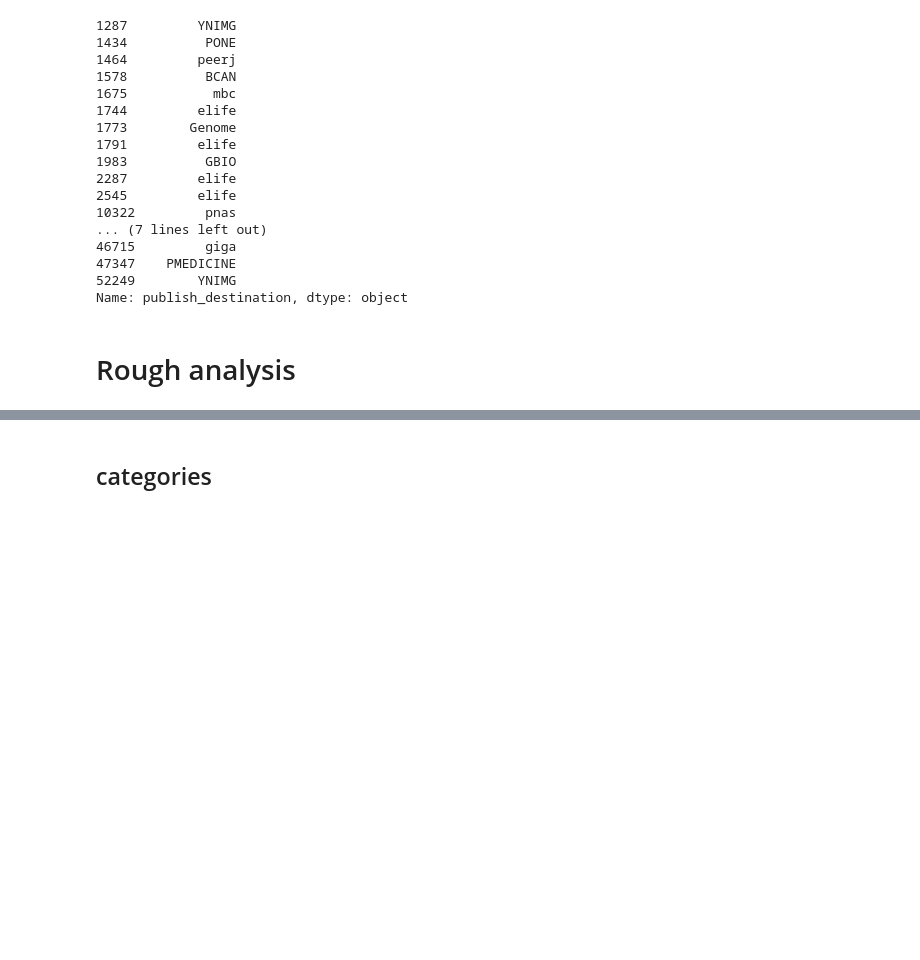
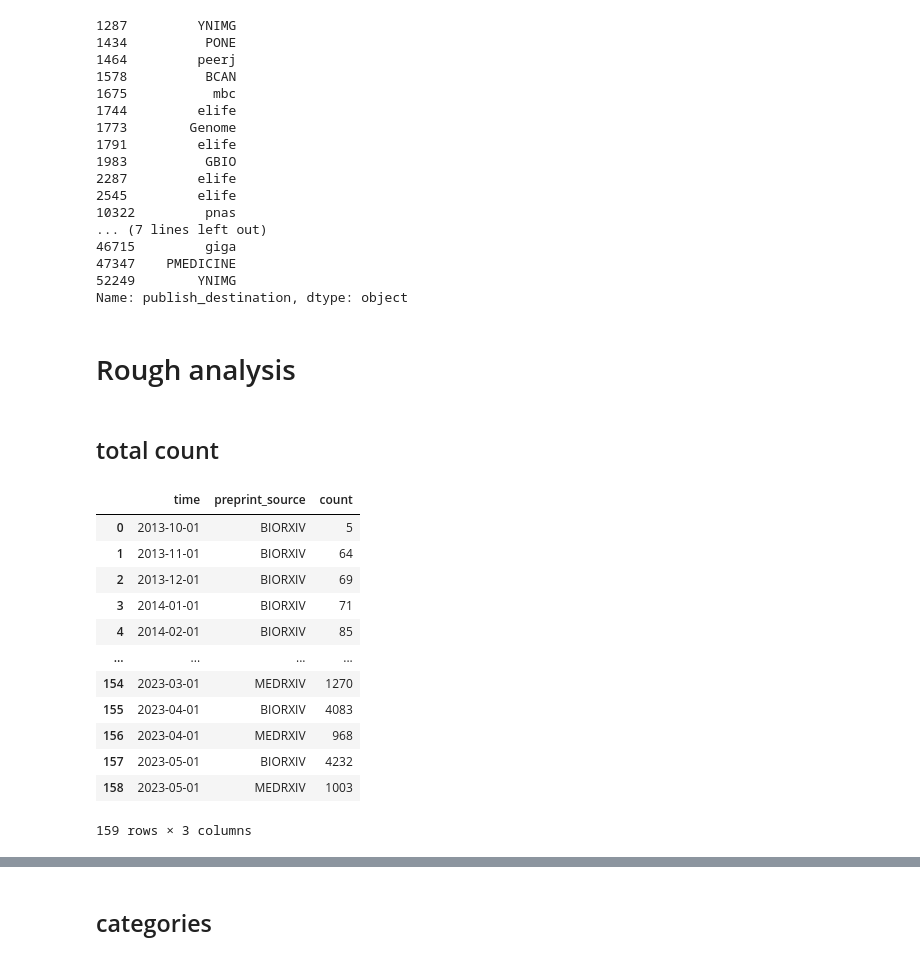
Before and after one commit to MRCIEU/biorxiv-medrxiv-tdm, a Jupyter notebook: analysis/analysis_metadata.ipynb, the cells around one changed output, grey strips where cells are left out. Cells and saved outputs as stored; diff of their text form; code cells hidden in the pictures; blank space fills up the shorter version.

```diff
--- a/analysis/analysis_metadata.ipynb
+++ b/analysis/analysis_metadata.ipynb
@@ -124,3 +130,25 @@ metadata_results[~metadata_results["publish_destination"].isna()]["publish_desti
 Name: publish_destination, dtype: object
 # %% [markdown]
 # Rough analysis
+# %% [markdown]
+## total count
+# %%
+df_ts_total = metadata_results \
+    [["time", "preprint_source"]].dropna() \
+    .groupby(["time", "preprint_source"]).size() \
+    .rename("count").to_frame().reset_index(drop=False)
+df_ts_total
+# %% [output]
+|  | time | preprint_source | count |
+| 0 | 2013-10-01 | BIORXIV | 5 |
+| 1 | 2013-11-01 | BIORXIV | 64 |
+| 2 | 2013-12-01 | BIORXIV | 69 |
+| 3 | 2014-01-01 | BIORXIV | 71 |
+| 4 | 2014-02-01 | BIORXIV | 85 |
+| ... | ... | ... | ... |
+| 154 | 2023-03-01 | MEDRXIV | 1270 |
+| 155 | 2023-04-01 | BIORXIV | 4083 |
+| 156 | 2023-04-01 | MEDRXIV | 968 |
+| 157 | 2023-05-01 | BIORXIV | 4232 |
+| 158 | 2023-05-01 | MEDRXIV | 1003 |
+159 rows × 3 columns
```
Also changed, not shown: parts of 5 cells of this notebook.
